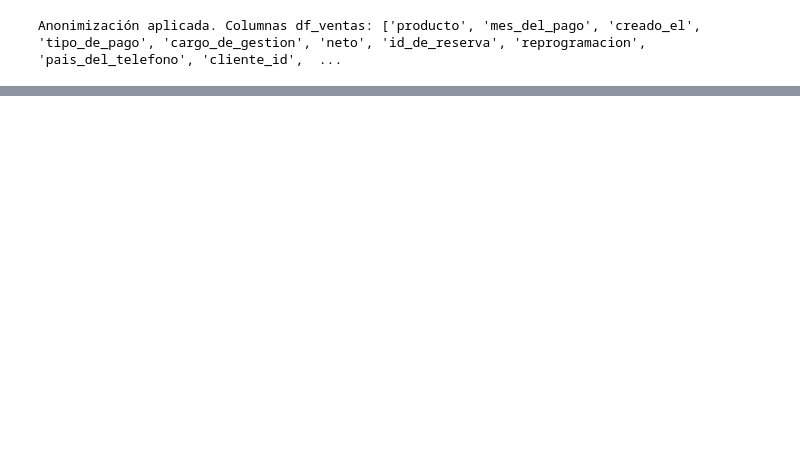
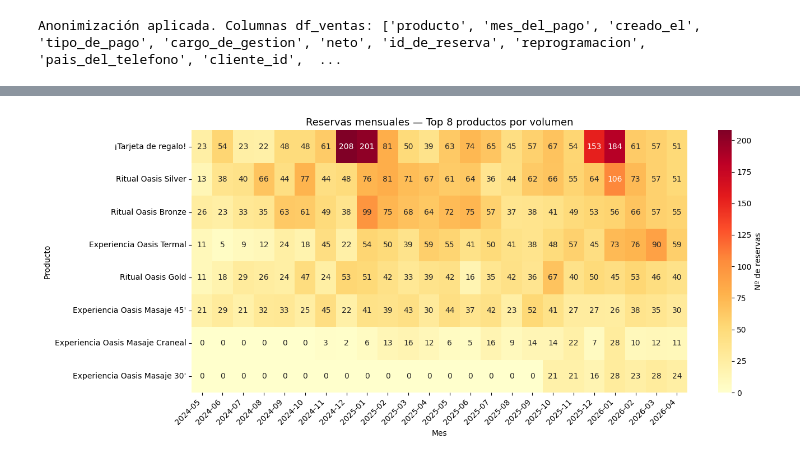
Before and after one commit to lolarealcejudo27/EDA_Oasis_Spa_Sevilla, a Jupyter notebook: src/notebooks/03_producto_estrella.ipynb, the cells around one changed output, grey strips where cells are left out. Cells and saved outputs as stored; diff of their text form; code cells hidden in the pictures; blank space fills up the shorter version.

```diff
--- a/src/notebooks/03_producto_estrella.ipynb
+++ b/src/notebooks/03_producto_estrella.ipynb
@@ -80,0 +112,23 @@ Anonimización aplicada. Columnas df_ventas: ['producto', 'mes_del_pago', 'cread
+# %%
+# GRÁFICO 3 — Heatmap mes × producto (top 8 por volumen total)
+TOP_N = 8
+top_productos = df_ventas['producto'].value_counts().head(TOP_N).index.tolist()
+
+pivot = (conteo[conteo['producto'].isin(top_productos)]
+         .pivot(index='producto', columns='mes_dt', values='reservas')
+         .reindex(top_productos)         # filas: orden por volumen total
+         .fillna(0).astype(int))
+pivot.columns = pivot.columns.astype(str)  # YYYY-MM en formato string
+
+plt.figure(figsize=(14, 6))
+sns.heatmap(pivot, annot=True, fmt='d', cmap='YlOrRd',
+            cbar_kws={'label': 'Nº de reservas'})
+plt.title(f'Reservas mensuales — Top {TOP_N} productos por volumen', fontsize=13)
+plt.xlabel('Mes')
+plt.ylabel('Producto')
+plt.xticks(rotation=45, ha='right')
+plt.tight_layout()
+plt.savefig('../img/03_producto_heatmap_mensual.png', dpi=200)
+plt.show()
+# %% [output]
+[figure, added]
```
Also changed, not shown: parts of 6 cells of this notebook, 16 other files.
